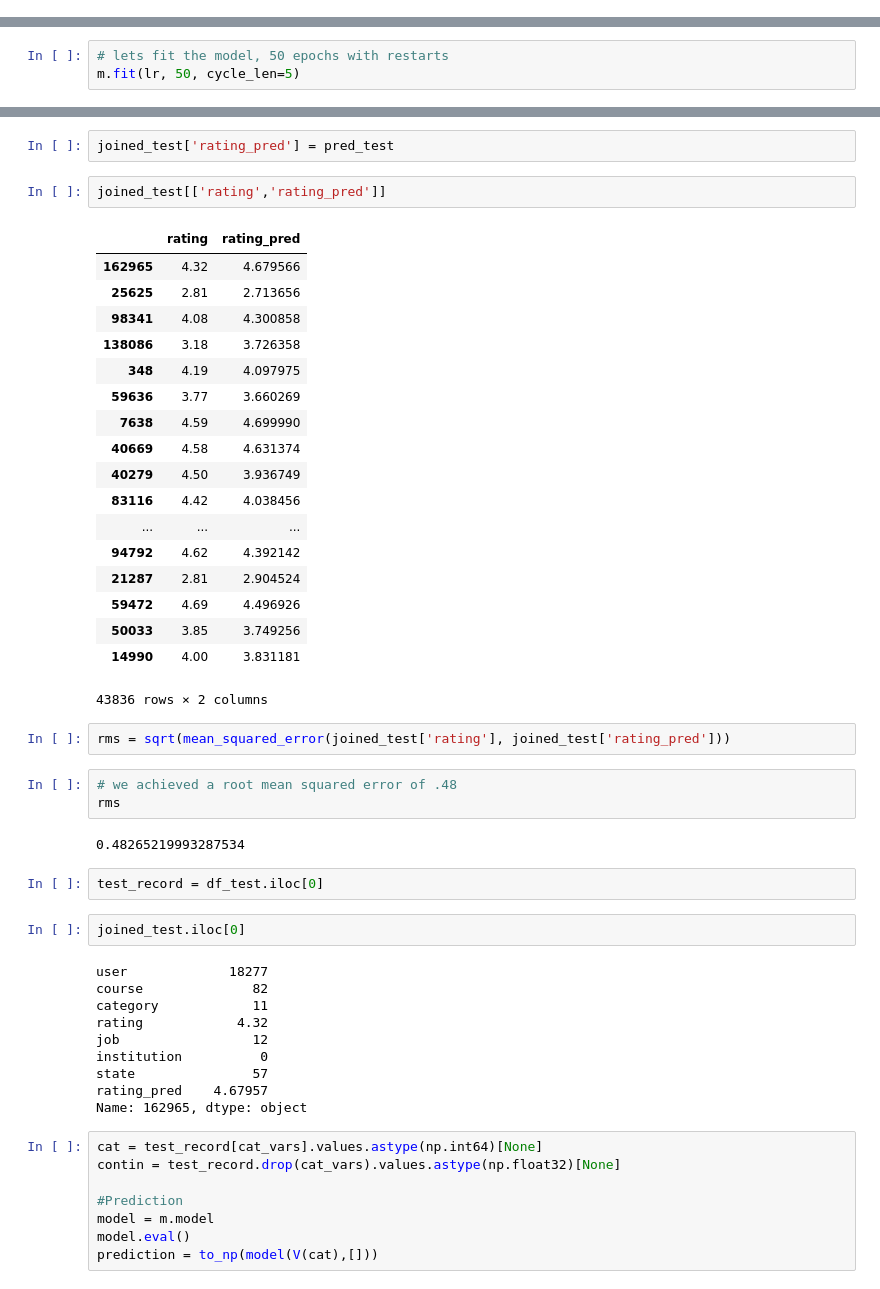
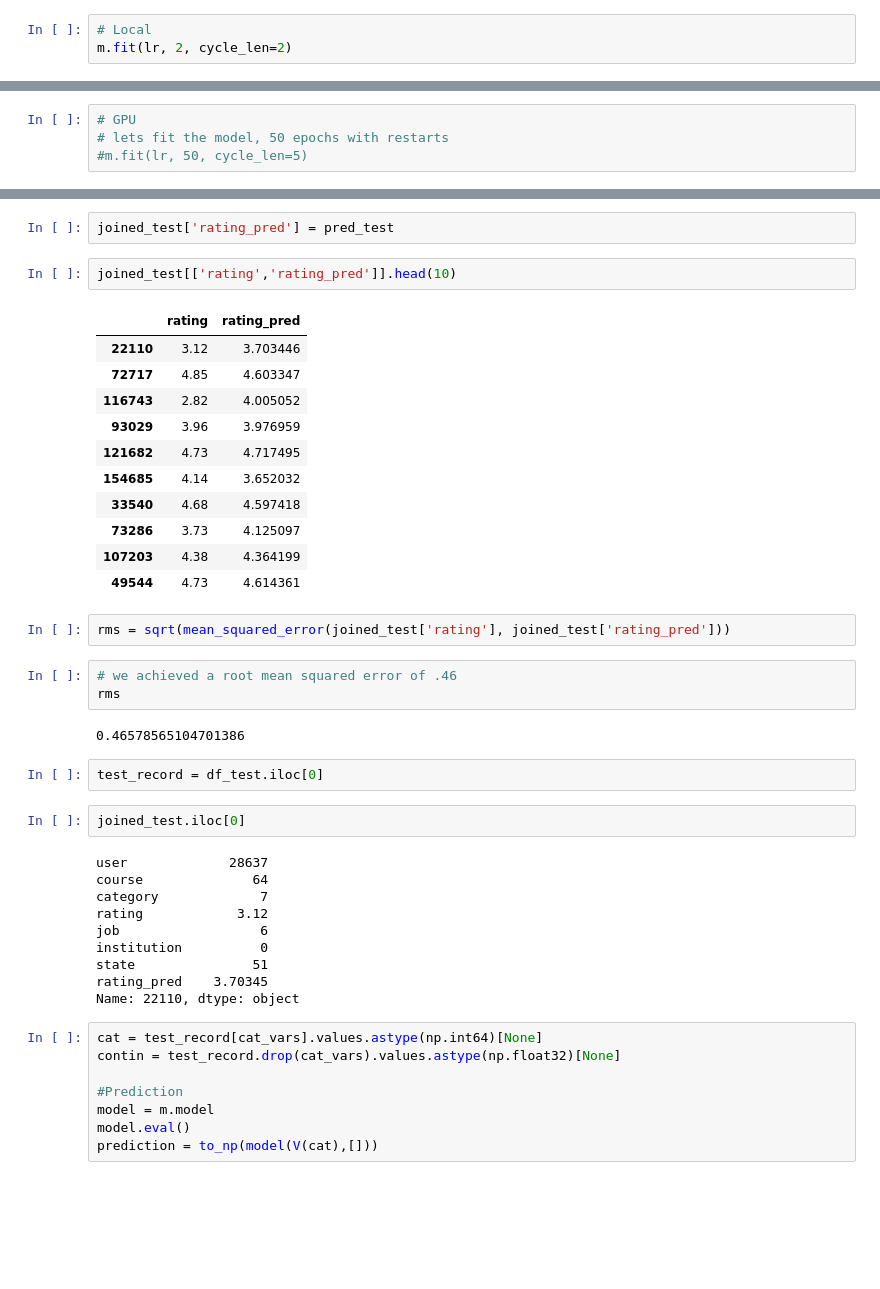
Before and after one commit to sariabod/mlnd_capstone, a Jupyter notebook: project.ipynb, the cells around one changed output, grey strips where cells are left out. Drawn from its saved outputs; the diff is of its cells as text; blank space fills up the shorter version.

```diff
--- a/project.ipynb
+++ b/project.ipynb
@@ -97,2 +132,5 @@ m.sched.plot(100)
 # %%
 lr = 1e-3
+# %%
+# Local
+m.fit(lr, 2, cycle_len=2)
@@ -99,3 +145,4 @@ lr = 1e-3
 # %%
+# GPU
 # lets fit the model, 50 epochs with restarts
-m.fit(lr, 50, cycle_len=5)
+#m.fit(lr, 50, cycle_len=5)
@@ -130,47 +157,40 @@ pred_test=m.predict(is_test=True)
 # %%
 joined_test['rating_pred'] = pred_test
 # %%
-joined_test[['rating','rating_pred']]
+joined_test[['rating','rating_pred']].head(10)
 # %% [output]
 |  | rating | rating_pred |
-| 162965 | 4.32 | 4.679566 |
-| 25625 | 2.81 | 2.713656 |
-| 98341 | 4.08 | 4.300858 |
-| 138086 | 3.18 | 3.726358 |
-| 348 | 4.19 | 4.097975 |
-| 59636 | 3.77 | 3.660269 |
-| 7638 | 4.59 | 4.699990 |
-| 40669 | 4.58 | 4.631374 |
-| 40279 | 4.50 | 3.936749 |
-| 83116 | 4.42 | 4.038456 |
-| ... | ... | ... |
-| 94792 | 4.62 | 4.392142 |
-| 21287 | 2.81 | 2.904524 |
-| 59472 | 4.69 | 4.496926 |
-| 50033 | 3.85 | 3.749256 |
-| 14990 | 4.00 | 3.831181 |
+| 22110 | 3.12 | 3.703446 |
+| 72717 | 4.85 | 4.603347 |
+| 116743 | 2.82 | 4.005052 |
+| 93029 | 3.96 | 3.976959 |
+| 121682 | 4.73 | 4.717495 |
+| 154685 | 4.14 | 3.652032 |
+| 33540 | 4.68 | 4.597418 |
+| 73286 | 3.73 | 4.125097 |
+| 107203 | 4.38 | 4.364199 |
+| 49544 | 4.73 | 4.614361 |
-43836 rows × 2 columns
 # %%
 rms = sqrt(mean_squared_error(joined_test['rating'], joined_test['rating_pred']))
 # %%
-# we achieved a root mean squared error of .48
+# we achieved a root mean squared error of .46
 rms
 # %% [output]
-0.48265219993287534
+0.46578565104701386
 # %%
 test_record = df_test.iloc[0]
 # %%
 joined_test.iloc[0]
 # %% [output]
-user             18277
-course              82
-category            11
-rating            4.32
-job                 12
+user             28637
+course              64
+category             7
+rating            3.12
+job                  6
 institution          0
-state               57
-rating_pred    4.67957
-Name: 162965, dtype: object
+state               51
+rating_pred    3.70345
+Name: 22110, dtype: object
 # %%
 cat = test_record[cat_vars].values.astype(np.int64)[None]
 contin = test_record.drop(cat_vars).values.astype(np.float32)[None]
```
Also changed, not shown: parts of 17 cells of this notebook, 9 other files.
